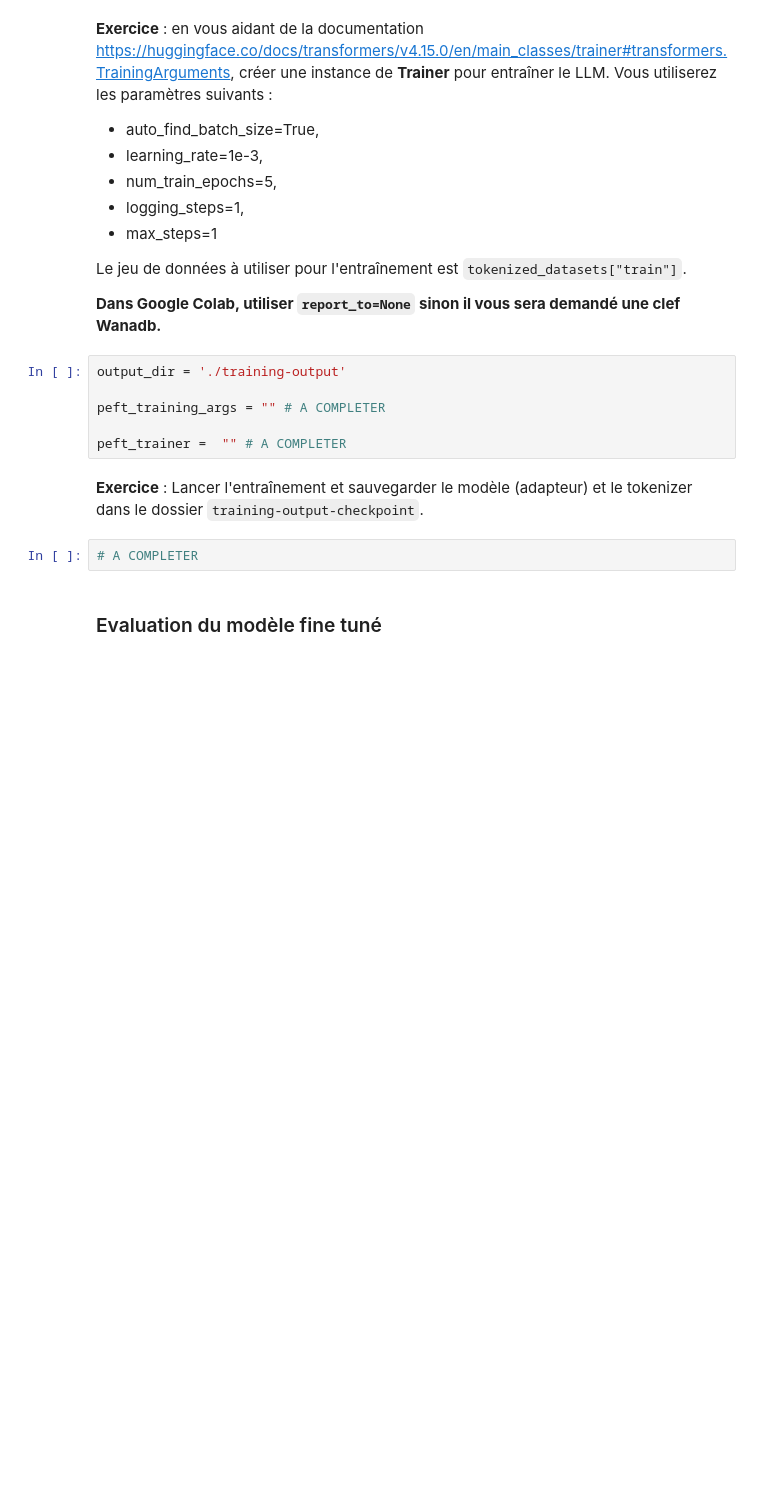
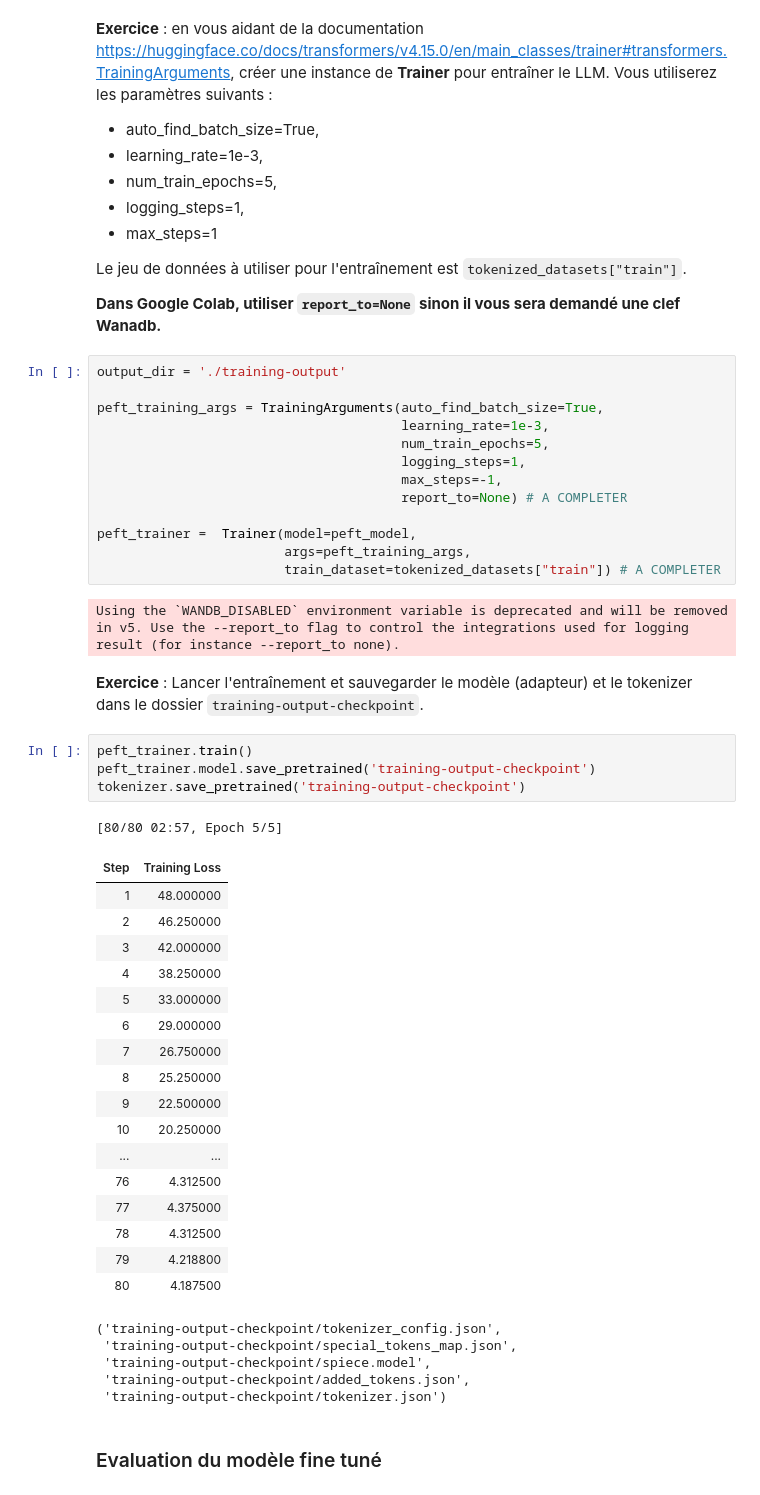
Before and after one commit to grifire/tp-fine-tuning-student-version, a Jupyter notebook: tp-fine-tuning.ipynb, the cells around one changed output. Drawn from its saved outputs; the diff is of its cells as text; blank space fills up the shorter version.

```diff
--- a/tp-fine-tuning.ipynb
+++ b/tp-fine-tuning.ipynb
@@ -128,13 +154,48 @@ Le jeu de données à utiliser pour l'entraînement est `tokenized_datasets["tra
 # %%
 output_dir = './training-output'
 
-peft_training_args = "" # A COMPLETER
+peft_training_args = TrainingArguments(auto_find_batch_size=True,
+                                       learning_rate=1e-3,
+                                       num_train_epochs=5,
+                                       logging_steps=1,
+                                       max_steps=-1,
+                                       report_to=None) # A COMPLETER
 
-peft_trainer =  "" # A COMPLETER
+peft_trainer =  Trainer(model=peft_model,
+                        args=peft_training_args,
+                        train_dataset=tokenized_datasets["train"]) # A COMPLETER
+# %% [output]
+Using the `WANDB_DISABLED` environment variable is deprecated and will be removed in v5. Use the --report_to flag to control the integrations used for logging result (for instance --report_to none).
 # %% [markdown]
 **Exercice** : Lancer l'entraînement et sauvegarder le modèle (adapteur)  et le tokenizer dans le dossier `training-output-checkpoint`.
-# %%
-# A COMPLETER
+# %%
+peft_trainer.train()
+peft_trainer.model.save_pretrained('training-output-checkpoint')
+tokenizer.save_pretrained('training-output-checkpoint')
+# %% [output]
+[80/80 02:57, Epoch 5/5]
+| Step | Training Loss |
+| 1 | 48.000000 |
+| 2 | 46.250000 |
+| 3 | 42.000000 |
+| 4 | 38.250000 |
+| 5 | 33.000000 |
+| 6 | 29.000000 |
+| 7 | 26.750000 |
+| 8 | 25.250000 |
+| 9 | 22.500000 |
+| 10 | 20.250000 |
+| ... | ... |
+| 76 | 4.312500 |
+| 77 | 4.375000 |
+| 78 | 4.312500 |
+| 79 | 4.218800 |
+| 80 | 4.187500 |
+('training-output-checkpoint/tokenizer_config.json',
+ 'training-output-checkpoint/special_tokens_map.json',
+ 'training-output-checkpoint/spiece.model',
+ 'training-output-checkpoint/added_tokens.json',
+ 'training-output-checkpoint/tokenizer.json')
 # %% [markdown]
 ### Evaluation du modèle fine tuné
 # %% [markdown]
```
Also changed, not shown: parts of 9 cells of this notebook.
